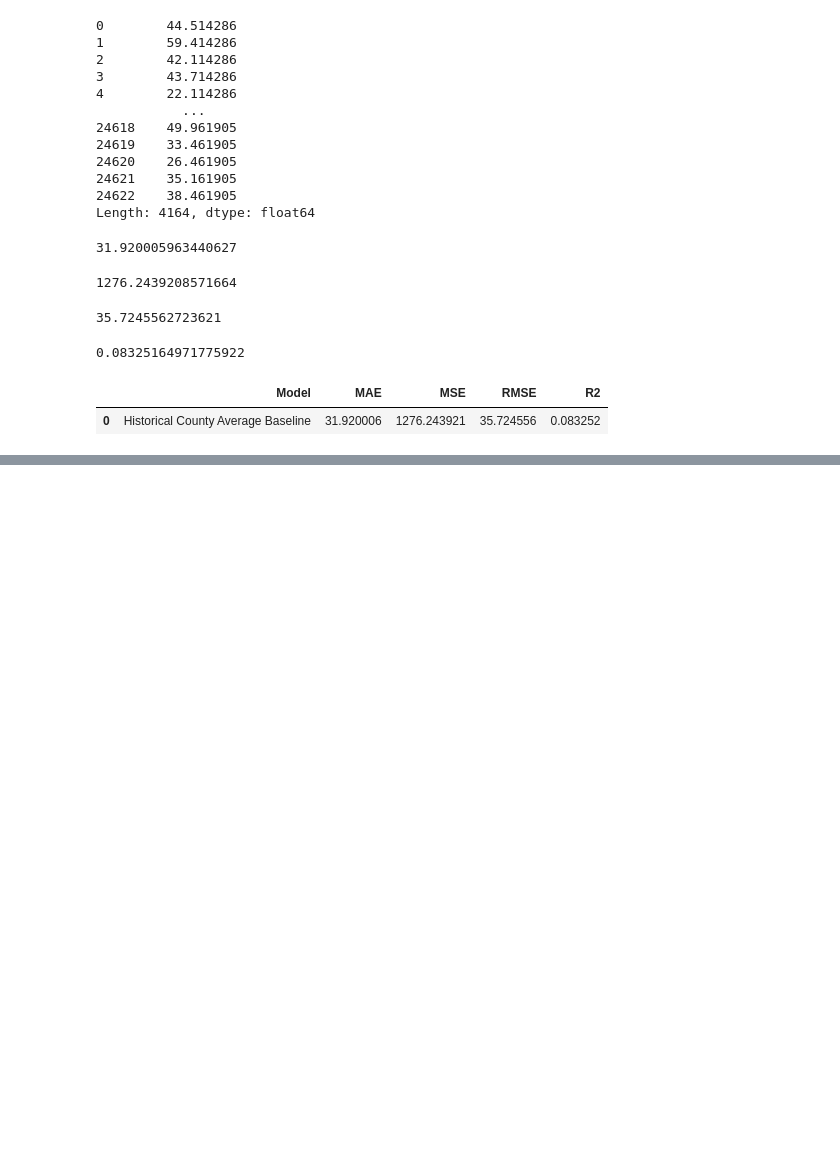
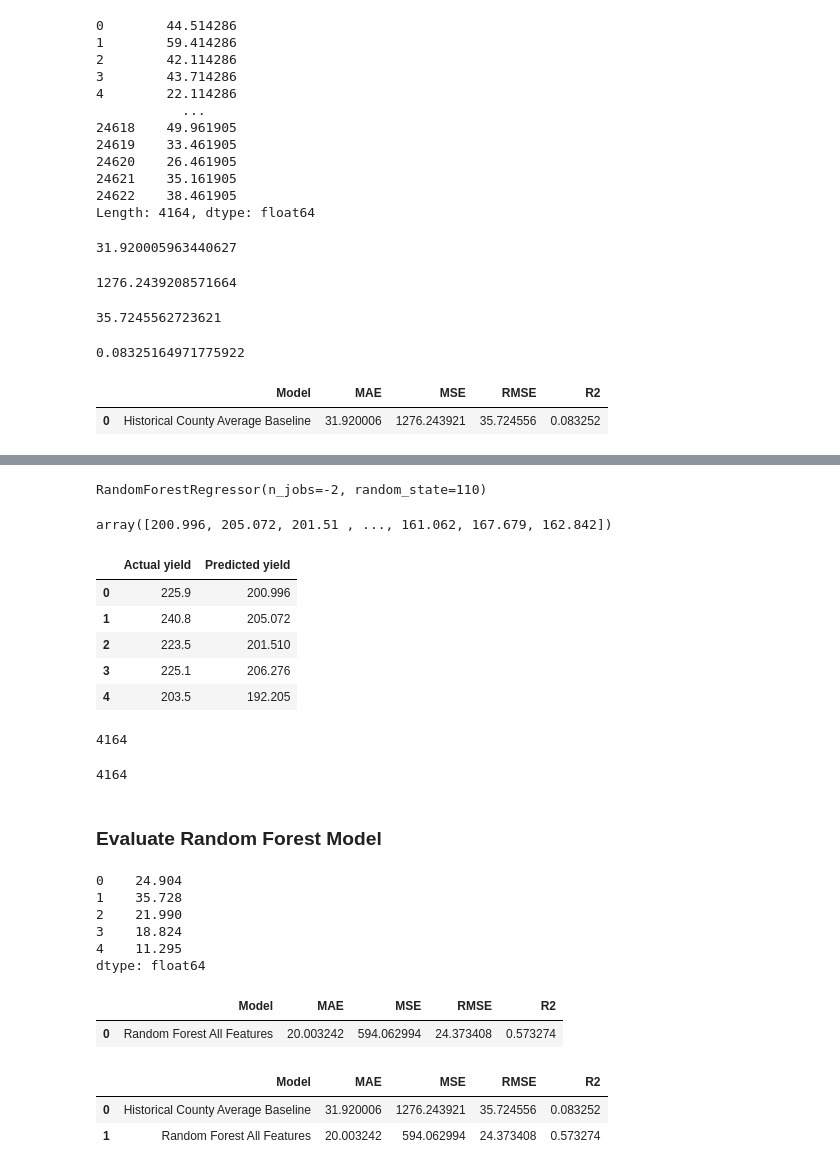
Before and after one commit to JTRIII/corn-yield-thesis, a Jupyter notebook: notebooks/06_model_evaluation_and_final_results.ipynb, the cells around one changed output, grey strips where cells are left out. Saved outputs shown, nothing was run; the diff lists cells and outputs as text; code cells hidden in the pictures; blank space fills up the shorter version.

Commit message:
Final Random Forest Prediction With All Features

```diff
--- a/notebooks/06_model_evaluation_and_final_results.ipynb
+++ b/notebooks/06_model_evaluation_and_final_results.ipynb
@@ -2154,0 +2165,15 @@ final_baseline_results
+# %%
+# Create Model
+final_rf_all = RandomForestRegressor(random_state=110, n_jobs=-2)
+# %%
+# Train model
+final_rf_all.fit(X_final_train_all, y_final_train)
+# %% [output]
+RandomForestRegressor(n_jobs=-2, random_state=110)
+# %%
+# Predictions
+final_rf_all_predictions = final_rf_all.predict(X_final_test_all)
+# %%
+final_rf_all_predictions
+# %% [output]
+array([200.996, 205.072, 201.51 , ..., 161.062, 167.679, 162.842])
@@ -2154,0 +2182,34 @@ final_baseline_results
+# %%
+final_rf_all_preview = pd.DataFrame({
+    "Actual yield": y_test,
+    "Predicted yield": final_rf_all_predictions
+}, index=X_final_test_all.index)
+
+final_rf_all_preview.head()
+# %% [output]
+|  | Actual yield | Predicted yield |
+| 0 | 225.9 | 200.996 |
+| 1 | 240.8 | 205.072 |
+| 2 | 223.5 | 201.510 |
+| 3 | 225.1 | 206.276 |
+| 4 | 203.5 | 192.205 |
+# %%
+len(y_test)
+# %% [output]
+4164
+# %%
+len(final_rf_all_predictions)
+# %% [output]
+4164
+# %% [markdown]
+### Evaluate Random Forest Model
+# %%
+final_rf_all_errors = (final_rf_all_preview["Actual yield"] - final_rf_all_preview["Predicted yield"])
+final_rf_all_errors.head()
+# %% [output]
+0    24.904
+1    35.728
+2    21.990
+3    18.824
+4    11.295
+dtype: float64
@@ -2154,0 +2228,20 @@ final_baseline_results
+# %%
+final_rf_all_results = pd.DataFrame({
+    "Model": ["Random Forest All Features"],
+    "MAE": [final_rf_all_mae],
+    "MSE": [final_rf_all_mse],
+    "RMSE": [final_rf_all_rmse],
+    "R2": [final_rf_all_r2]
+})
+
+final_rf_all_results
+# %% [output]
+|  | Model | MAE | MSE | RMSE | R2 |
+| 0 | Random Forest All Features | 20.003242 | 594.062994 | 24.373408 | 0.573274 |
+# %%
+final_model_comparison = pd.concat([final_baseline_results, final_rf_all_results], ignore_index=True)
+final_model_comparison
+# %% [output]
+|  | Model | MAE | MSE | RMSE | R2 |
+| 0 | Historical County Average Baseline | 31.920006 | 1276.243921 | 35.724556 | 0.083252 |
+| 1 | Random Forest All Features | 20.003242 | 594.062994 | 24.373408 | 0.573274 |
```
Also changed, not shown: parts of 7 cells of this notebook.
